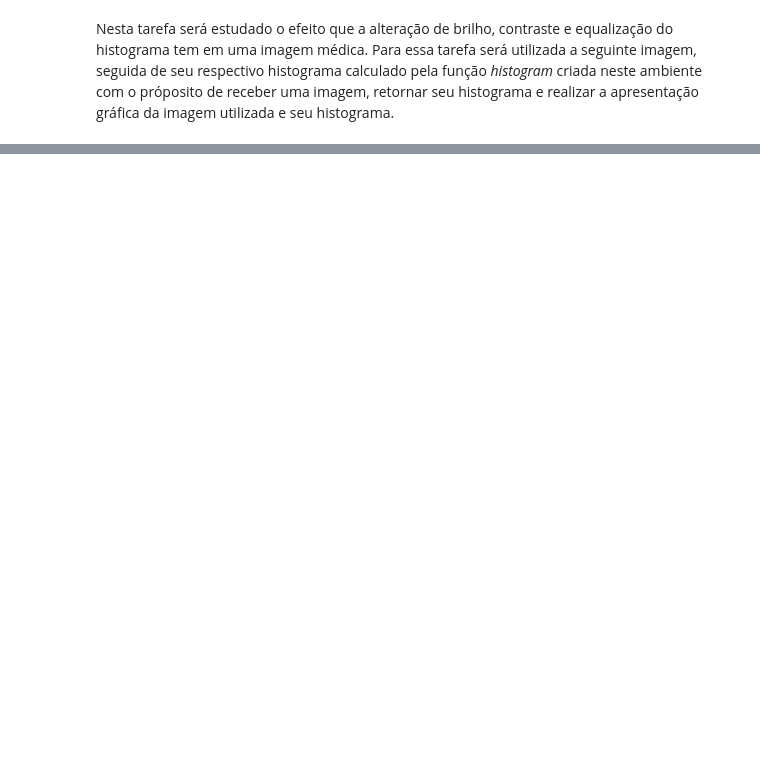
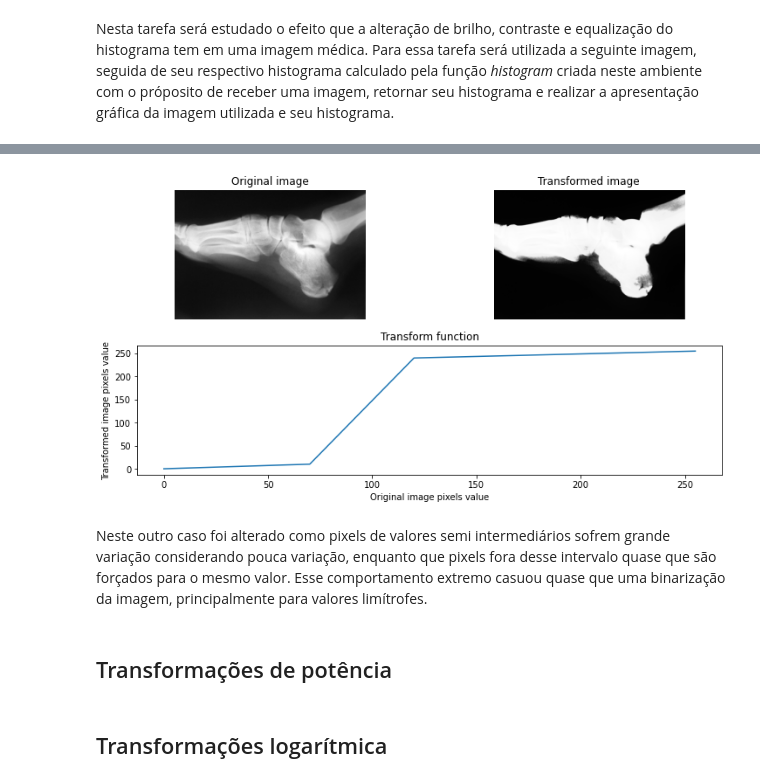
Before and after one commit to Lwao/tarefas-imagens-medicas-2, a Jupyter notebook: Tarefa 6/Tarefa 6 - Imagens Médicas 2 .ipynb, the cells around one changed output, grey strips where cells are left out. Saved outputs shown, nothing was run; the diff lists cells and outputs as text; code cells hidden in the pictures; blank space fills up the shorter version.

```diff
--- a/Tarefa 6/Tarefa 6 - Imagens Médicas 2 .ipynb
+++ b/Tarefa 6/Tarefa 6 - Imagens Médicas 2 .ipynb
@@ -147,0 +138,24 @@ Desvio padrão = 68.10798226783193
+# %%
+r0, s0 = 0, 0
+r1, s1 = 70, 10
+r2, s2 = 120, 240
+r3, s3 = 255, 255
+
+trans_ = np.array([], dtype=np.uint8)
+
+trans1 = linear_transform(np.arange(r0,r1+1, dtype=np.uint8), s1, s0, r1, r0)
+trans2 = linear_transform(np.arange(r1+1,r2+1, dtype=np.uint8), s2, s1, r2, r1)
+trans3 = linear_transform(np.arange(r2+1,r3+1, dtype=np.uint8), s3, s2, r3, r2)
+
+trans_ = np.concatenate((trans1, trans2, trans3))
+range_ = np.arange(0,256)
+
+img_new = apply_transform(img, trans_, range_)
+# %% [output]
+[figure, added]
+# %% [markdown]
+Neste outro caso foi alterado como pixels de valores semi intermediários sofrem grande variação considerando pouca variação, enquanto que pixels fora desse intervalo quase que são forçados para o mesmo valor. Esse comportamento extremo casuou quase que uma binarização da imagem, principalmente para valores limítrofes.
+# %% [markdown]
+## Transformações de potência
+# %% [markdown]
+## Transformações logarítmica
```
Also changed, not shown: parts of 38 cells of this notebook, 1 other file.
